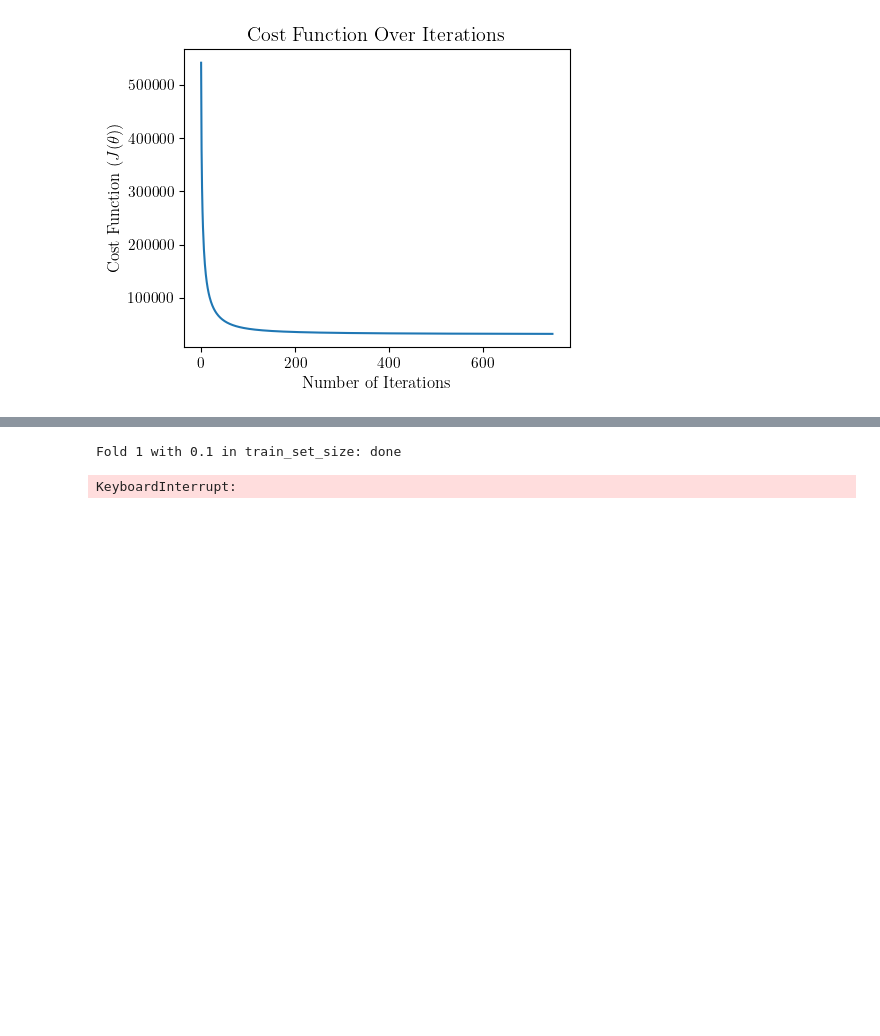
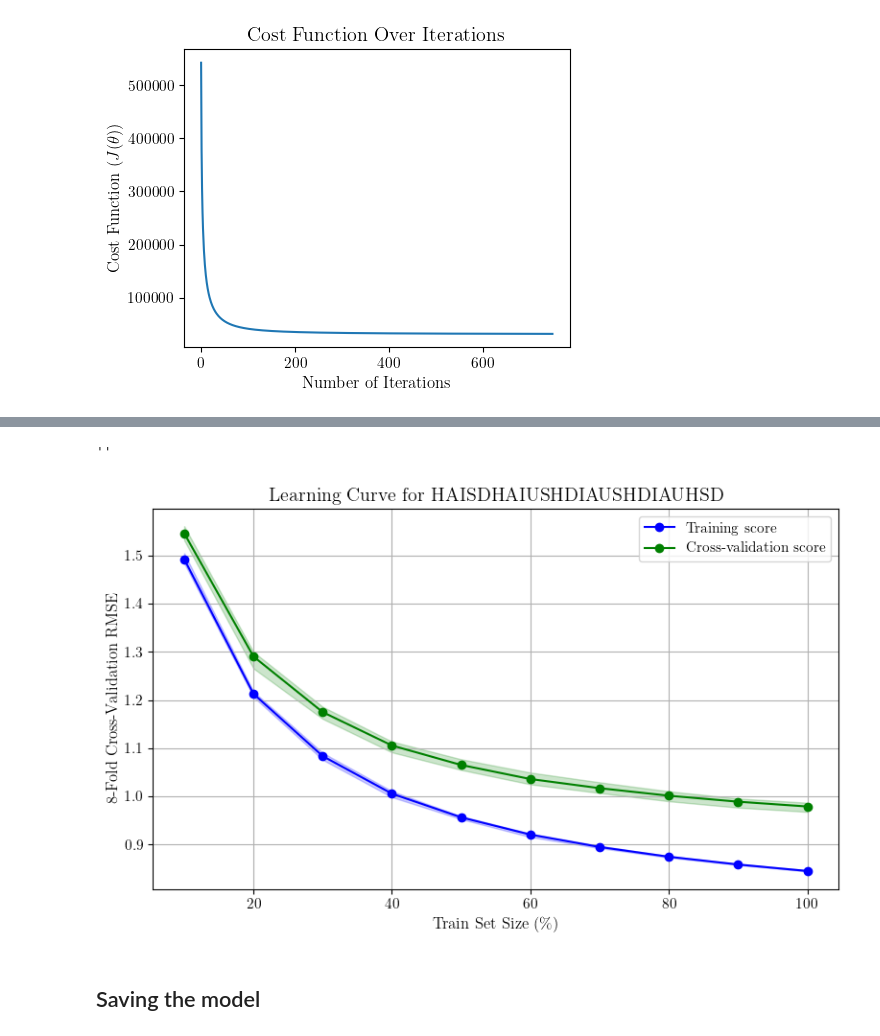
Before and after one commit to jepe06/Project2--Recommender-System, a Jupyter notebook: 03 model02.ipynb, the cells around one changed output, grey strips where cells are left out. Cells and saved outputs as stored; diff of their text form; code cells hidden in the pictures; blank space fills up the shorter version.

Commit message:
model02 done

```diff
--- a/03 model02.ipynb
+++ b/03 model02.ipynb
@@ -381,5 +381,5 @@ MAE for train set: 0.74606
 # %%
-# Create the utility matrix and the binary matrix
+"""# Create the utility matrix and the binary matrix
 Y, R = utility_matrix_AND_binary_matrix(df_train)
 Y, R = Y.toarray(), R.toarray()
 
@@ -433,7 +433,7 @@ for fold in range(8):
         RMSE = np.sqrt(RMSE/len(df_to_evaluate))
         dict_RMSE[(fold, train_set_size, "train")] = RMSE
 
-        print(f"Fold {fold+1} with {train_set_size} in train_set_size: done")
+        print(f"Fold {fold+1} with {train_set_size} in train_set_size: done")"""
+"" # data saved as learning_curve_data
 # %% [output]
-Fold 1 with 0.1 in train_set_size: done
+''
-KeyboardInterrupt:
@@ -443,0 +601,68 @@ KeyboardInterrupt:
+# %%
+import matplotlib.pyplot as plt
+import numpy as np
+from collections import defaultdict
+
+#data = dict_RMSE_stored_ITERATIONS
+data = learning_curve_data
+
+
+def plot_learning_curve(dataset):
+    # Step 1: Group by j
+    grouped_data = defaultdict(list)
+    for (i, j, set), k in data.items():
+        if set == dataset and j != 0:
+            grouped_data[j].append(k)
+
+    # Step 2: Calculate statistics
+    mean_accuracy = []
+    std_accuracy = []
+    min_a = []
+    max_a = []
+    iterations = sorted(grouped_data.keys())  # Ensure ordered by j
+
+    for j in iterations:
+        values = grouped_data[j]
+        mean_accuracy.append(np.mean(values))
+        std_accuracy.append(np.std(values))
+        min_a.append(np.min(values))
+        max_a.append(np.max(values))
+
+    # Step 3: Plot the curve with shaded area
+    mean_accuracy = np.array(mean_accuracy)
+    std_accuracy = np.array(std_accuracy)
+
+    if dataset == "train":
+        plt.plot(np.array(iterations)*100, mean_accuracy, "-o", label="Training score", color="blue")
+        plt.fill_between(
+            np.array(iterations)*100,
+            min_a, #mean_accuracy - std_accuracy,
+            max_a, #mean_accuracy + std_accuracy,
+            color="blue", alpha=0.2
+        )
+    else:
+        plt.plot(np.array(iterations)*100, mean_accuracy, "-o", label="Cross-validation score", color="green")
+        plt.fill_between(
+            np.array(iterations)*100,
+            min_a, #mean_accuracy - std_accuracy,
+            max_a, #mean_accuracy + std_accuracy,
+            color="green", alpha=0.2
+        )
+
+plt.figure(figsize=(8, 5))
+plot_learning_curve("train")
+plot_learning_curve("test")
+
+# Step 4: Add labels and legend
+plt.xlabel(r"Train Set Size (\%)")
+plt.ylabel("8-Fold Cross-Validation RMSE")
+plt.title("Learning Curve for HAISDHAIUSHDIAUSHDIAUHSD")
+plt.legend()
+plt.grid()
+plt.tight_layout()
+#plt.savefig("assets/model02_learning_curve.png")
+plt.show()
+# %% [output]
+[figure, added]
+# %% [markdown]
+## Saving the model
```
Also changed, not shown: parts of 9 cells of this notebook, 5 other files.
